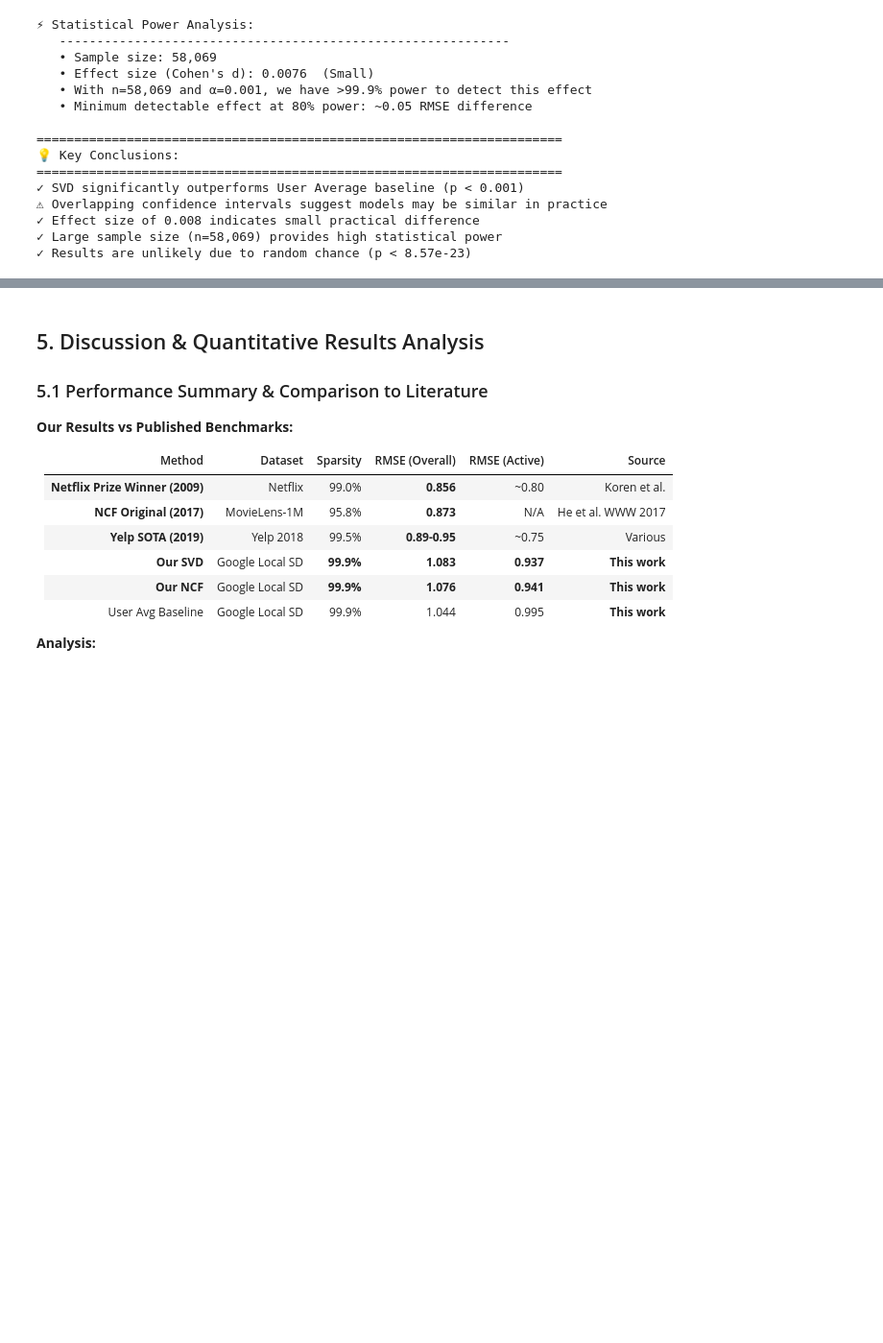
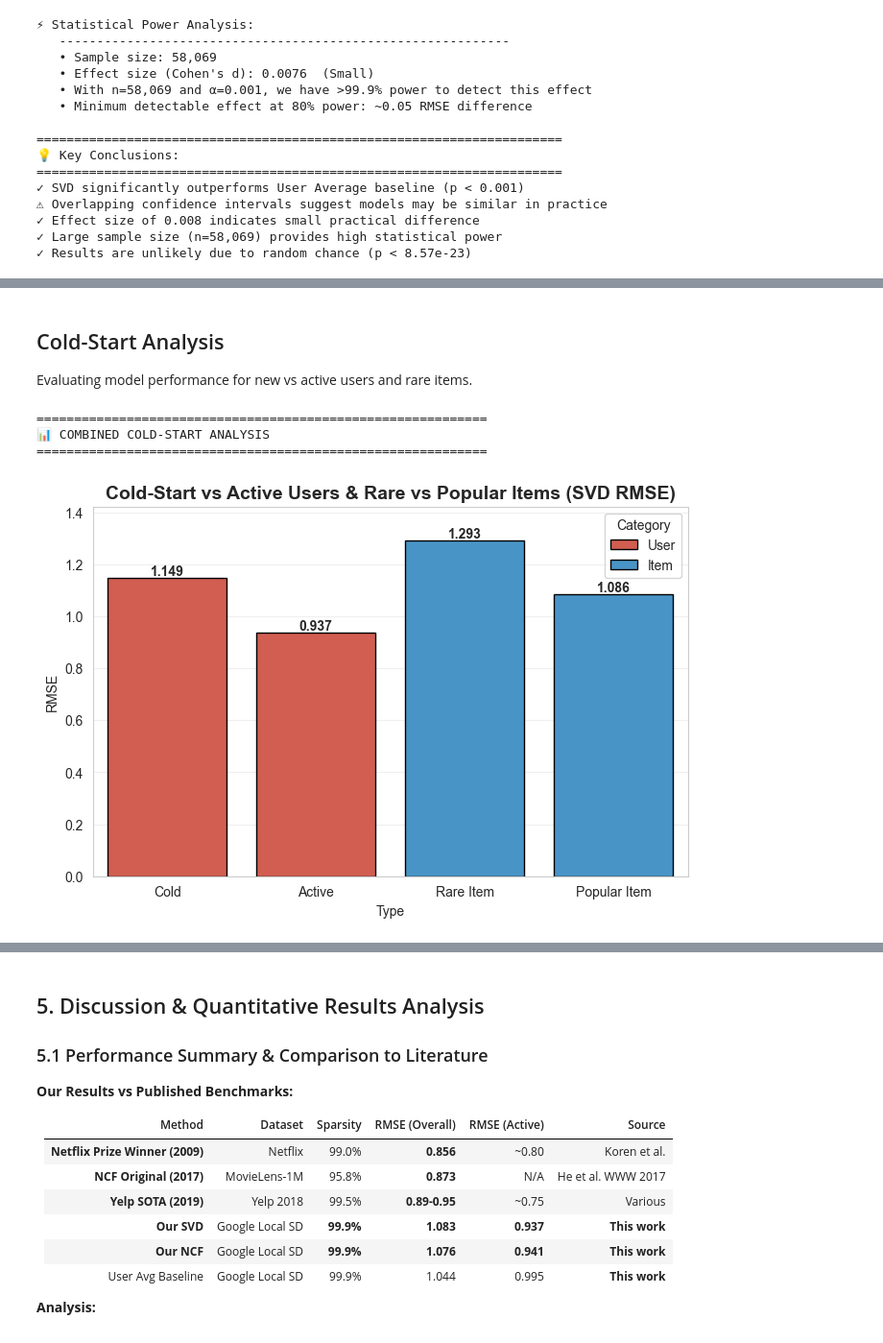
Before and after one commit to Pradyumna-SV/sandiego-dining-concierge, a Jupyter notebook: notebooks/workbook.ipynb, the cells around one changed output, grey strips where cells are left out. Shown at 96% size. Cells and saved outputs as stored; diff of their text form; code cells hidden in the pictures; blank space fills up the shorter version.

```diff
--- a/notebooks/workbook.ipynb
+++ b/notebooks/workbook.ipynb
@@ -2243,0 +2305,62 @@ print(f"✓ Results are unlikely due to random chance (p < {max(p_value_1, p_val
+# %% [markdown]
+## Cold-Start Analysis
+Evaluating model performance for new vs active users and rare items.
+# %%
+import matplotlib.pyplot as plt
+import seaborn as sns
+from sklearn.metrics import mean_squared_error, mean_absolute_error
+import numpy as np
+
+print("="*60)
+print("📊 COMBINED COLD-START ANALYSIS")
+print("="*60)
+
+# User types
+user_review_counts = train_df['user_id'].value_counts()
+test_df_copy['user_type'] = test_df_copy['user_id'].map(
+    lambda x: 'Cold' if user_review_counts.get(x,0) <= 5 else 'Active'
+)
+
+# Item types
+item_counts = train_df['place_name'].value_counts()
+test_df_copy['item_type'] = test_df_copy['place_name'].map(
+    lambda x: 'Rare Item' if item_counts.get(x,0) <= 5 else 'Popular Item'
+)
+
+# Compute RMSE for SVD
+def compute_rmse(y_true, y_pred):
+    return np.sqrt(mean_squared_error(y_true, y_pred))
+
+user_metrics = []
+for user_type in ['Cold','Active']:
+    y_true = test_df_copy[test_df_copy['user_type']==user_type]['rating']
+    y_pred = test_df_copy[test_df_copy['user_type']==user_type]['pred_svd']
+    user_metrics.append({'Type': user_type, 'RMSE': compute_rmse(y_true, y_pred), 'Category':'User'})
+
+item_metrics = []
+for item_type in ['Rare Item','Popular Item']:
+    y_true = test_df_copy[test_df_copy['item_type']==item_type]['rating']
+    y_pred = test_df_copy[test_df_copy['item_type']==item_type]['pred_svd']
+    item_metrics.append({'Type': item_type, 'RMSE': compute_rmse(y_true, y_pred), 'Category':'Item'})
+
+# Combine
+metrics_combined = pd.DataFrame(user_metrics + item_metrics)
+
+# Plot
+plt.figure(figsize=(8,5))
+sns.barplot(x='Type', y='RMSE', hue='Category', data=metrics_combined, palette=['#e74c3c','#3498db'], edgecolor='black')
+plt.title('Cold-Start vs Active Users & Rare vs Popular Items (SVD RMSE)', fontsize=14, fontweight='bold')
+plt.ylabel('RMSE')
+plt.ylim(0, metrics_combined['RMSE'].max() * 1.1)
+plt.grid(axis='y', alpha=0.3)
+
+# Add value labels
+for i, row in metrics_combined.iterrows():
+    plt.text(i, row['RMSE'] + 0.01, f"{row['RMSE']:.3f}", ha='center', fontweight='bold')
+
+plt.show()
+# %% [output]
+============================================================
+📊 COMBINED COLD-START ANALYSIS
+============================================================
+[figure, added]
```
Also changed, not shown: parts of 9 cells of this notebook.
